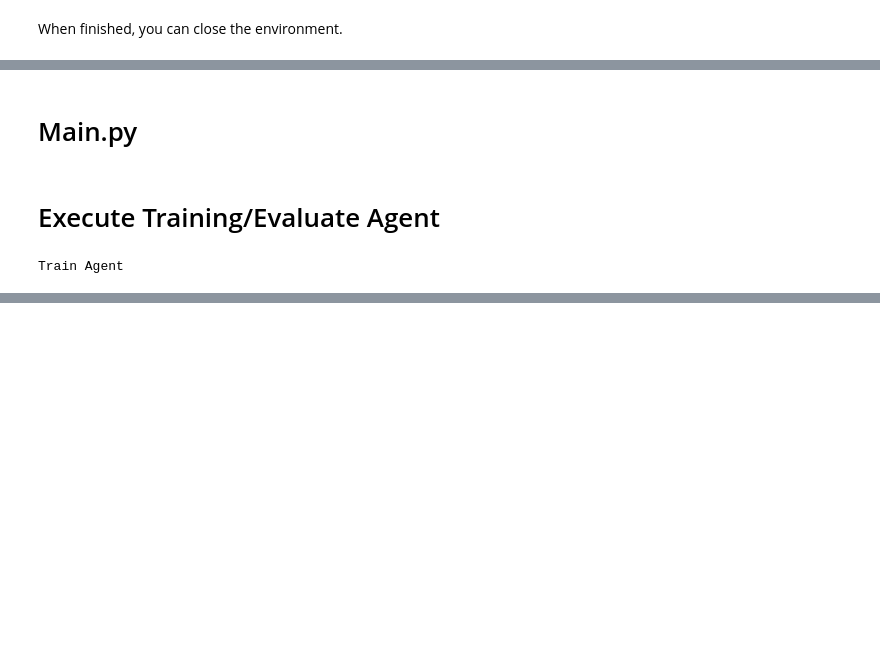
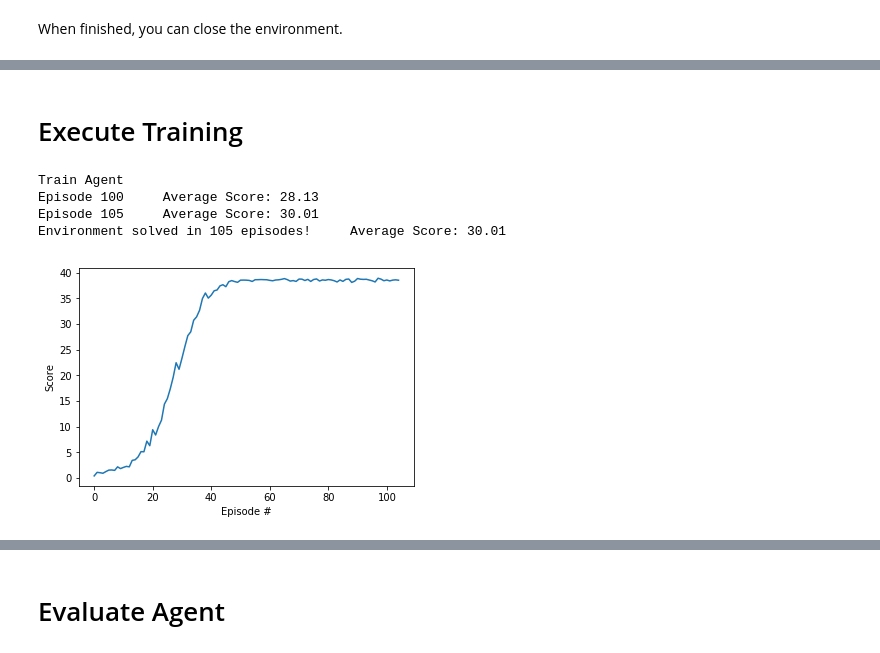
Before and after one commit to nlddfn/Udacity_RL_P2_CControl, a Jupyter notebook: Continuous_Control.ipynb, the cells around one changed output, grey strips where cells are left out. Saved outputs shown, nothing was run; the diff lists cells and outputs as text; code cells hidden in the pictures; blank space fills up the shorter version.

```diff
--- a/Continuous_Control.ipynb
+++ b/Continuous_Control.ipynb
@@ -36,2 +52,0 @@ env = UnityEnvironment(file_name="Reacher.app")
-# %%
-env = UnityEnvironment(file_name="Reacher.app")
@@ -183,21 +183,20 @@ class ReplayBuffer:
         return len(self.memory)
 
 class OrnsteinUhlenbeckProcess:
-    def __init__(self, size, seed, std=.2, theta=.15, dt=1e-2, x0=None):
+    def __init__(self, size, seed, mu=0, std=.2, theta=.15, dt=1):
         self.theta = theta
-        self.mu = 0
+        self.mu = mu * np.ones(size)
         self.std = std
         self.dt = dt
-        self.x0 = x0
         self.size = size
         self.seed = random.seed(seed)
         self.reset()
 
     def sample(self):
-        x = self.x_prev + self.theta * (self.mu - self.x_prev) * self.dt + self.std * np.sqrt(
-            self.dt) * np.random.randn(*[self.size])
-        self.x_prev = x
-        return x
+        dx = self.theta * (self.mu - self.x_prev) * self.dt + self.std * np.sqrt(
+            self.dt) * np.random.standard_normal(self.size)
+        self.x_prev = self.x_prev + dx
+        return self.x_prev
 
     def reset(self):
-        self.x_prev = self.x0 if self.x0 is not None else np.zeros(self.size)
+        self.x_prev = self.mu * np.ones(self.size)
@@ -439,6 +448,4 @@ class Agent():
         """
         for target_param, local_param in zip(target_model.parameters(), local_model.parameters()):
             target_param.data.copy_(tau*local_param.data + (1.0-tau)*target_param.data)
-# %% [markdown]
-# Main.py
 # %%
@@ -513,39 +498,49 @@ def evaluate_agent(env, agent, checkpoint_pth='.', num_episodes=100, min_score=3
 # %% [markdown]
-# Execute Training/Evaluate Agent
+# Execute Training
 # %%
 from datetime import datetime
 from workspace_utils import active_session
 start_time = datetime.now()
 
 # VARS
 config = {
-    "buffer_size": int(1e5),    # replay buffer size
-    "batch_size": 128,          # minibatch size
-    "replay_initial": 128,      # initial memory before updating the network
+    "buffer_size": int(1e6),    # replay buffer size
+    "batch_size": 1024,         # minibatch size
+    "replay_initial": 1024,     # initial memory before updating the network
     "gamma": 0.99,              # discount factor
     "lr_actor": 1e-4,           # learning rate
     "lr_critic": 1e-3,          # learning rate of the critic
-    "update_every": 4,          # how often to update the network
+    "update_every": 2,          # how often to update the network
     "tau": 1e-3,                # soft update
     "weight_decay": 0,          # l2 weight decay
-    "net_body": (256, 128),     # hidden layers
+    "net_body": (256, 128, 64), # hidden layers
 }
 
-agent = Agent(state_size=33, action_size=4, seed=0, **config)
 
-# with active_session():
-print("Train Agent")
-scores = train(agent, env, n_episodes=10, max_t=1000)
+with active_session():
+    print("Train Agent")
+    agent = Agent(
+        state_size=33,
+        action_size=4,
+        random_seed=0,
+        num_agents=20,
+        **config
+    )
+    scores = train(agent, env, n_episodes=200, max_t=1000)
 
 # Plot the scores
 fig = plt.figure()
 ax = fig.add_subplot(111)
 plt.plot(np.arange(len(scores)), scores)
 plt.ylabel('Score')
 plt.xlabel('Episode #')
 plt.show()
 
 time_elapsed = datetime.now() - start_time
 print('Time elapsed (hh:mm:ss.ms) {}'.format(time_elapsed))
 # %% [output]
 Train Agent
+Episode 100     Average Score: 28.13
+Episode 105     Average Score: 30.01
+Environment solved in 105 episodes!     Average Score: 30.01
+[figure, added]
@@ -556,2 +548,4 @@ KeyboardInterrupt:
 # %%
 env.close()
+# %% [markdown]
+# Evaluate Agent
```
Also changed, not shown: parts of 27 cells of this notebook, 7 other files.
